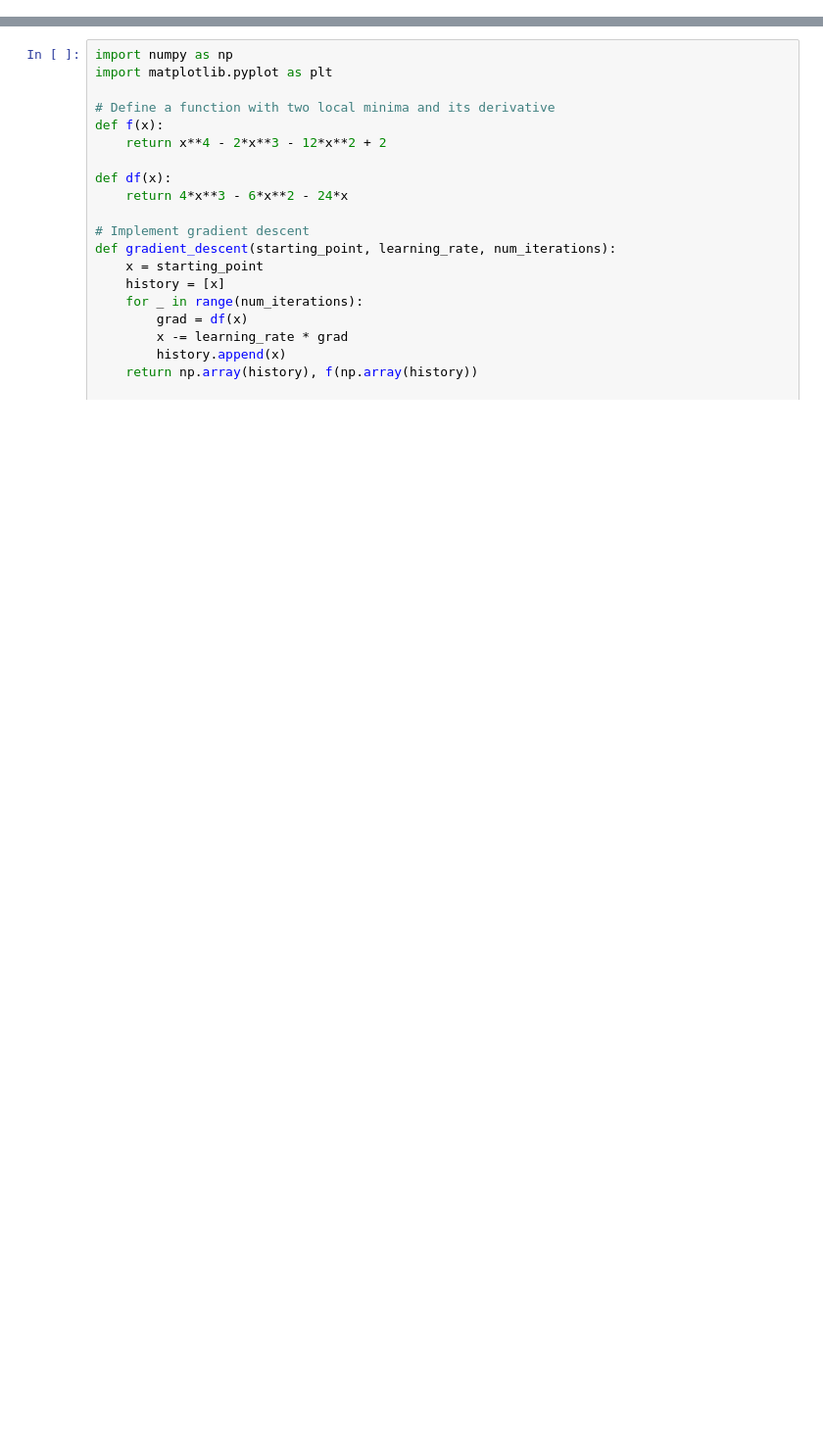
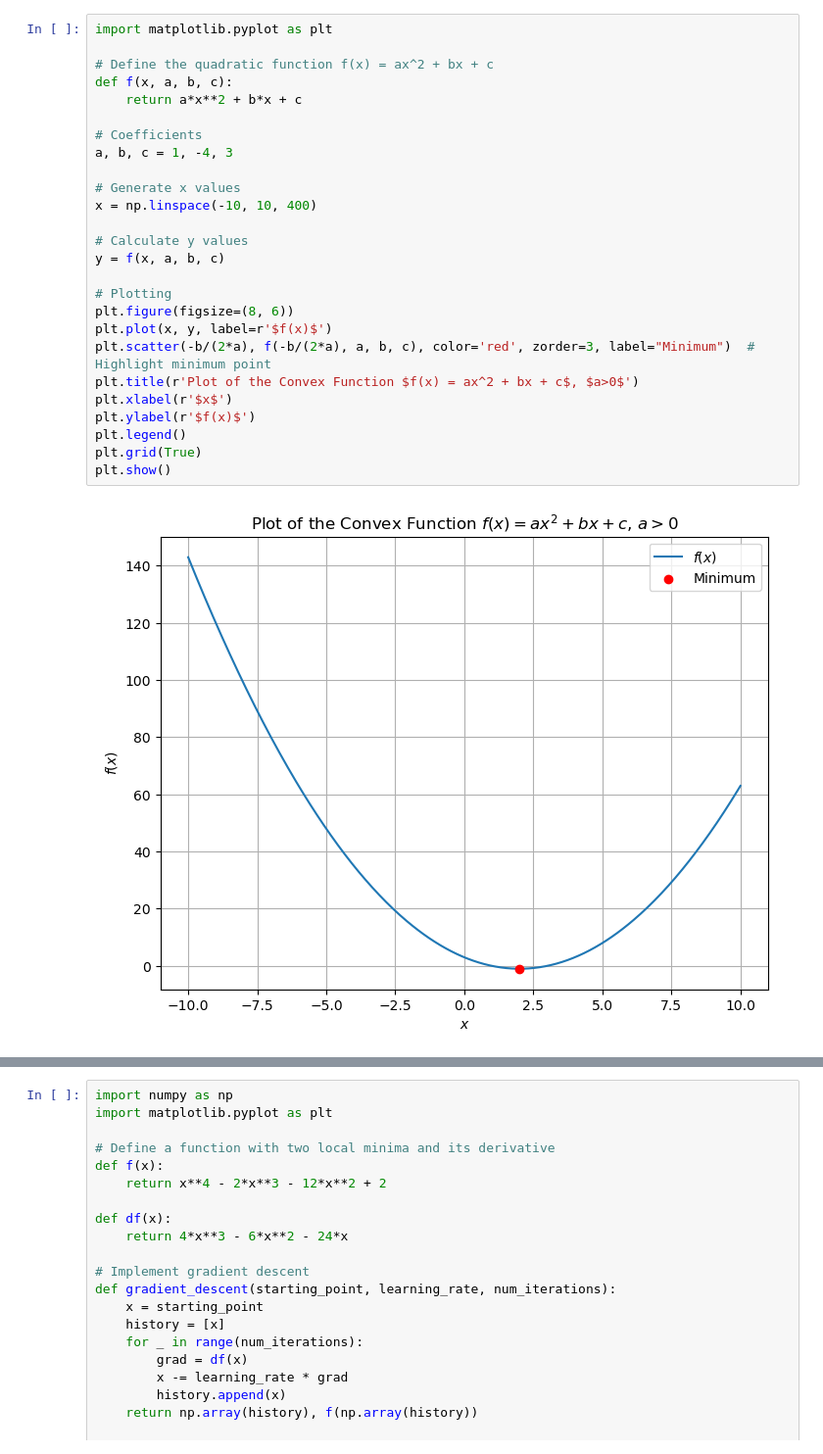
Before and after one commit to eleni-vasilaki/rl-notes, a Jupyter notebook: notebooks/04_ bandits.ipynb, the cells around one changed output, grey strips where cells are left out. Shown at 98% size. Cells and saved outputs as stored; diff of their text form; blank space fills up the shorter version.

```diff
--- a/notebooks/04_ bandits.ipynb
+++ b/notebooks/04_ bandits.ipynb
@@ -125,0 +80,28 @@ plt.show()
+# %%
+import matplotlib.pyplot as plt
+
+# Define the quadratic function f(x) = ax^2 + bx + c
+def f(x, a, b, c):
+    return a*x**2 + b*x + c
+
+# Coefficients
+a, b, c = 1, -4, 3
+
+# Generate x values
+x = np.linspace(-10, 10, 400)
+
+# Calculate y values
+y = f(x, a, b, c)
+
+# Plotting
+plt.figure(figsize=(8, 6))
+plt.plot(x, y, label=r'$f(x)$')
+plt.scatter(-b/(2*a), f(-b/(2*a), a, b, c), color='red', zorder=3, label="Minimum")  # Highlight minimum point
+plt.title(r'Plot of the Convex Function $f(x) = ax^2 + bx + c$, $a>0$')
+plt.xlabel(r'$x$')
+plt.ylabel(r'$f(x)$')
+plt.legend()
+plt.grid(True)
+plt.show()
+# %% [output]
+[figure, added]
```
Also changed, not shown: parts of 26 cells of this notebook, 3 other files.
